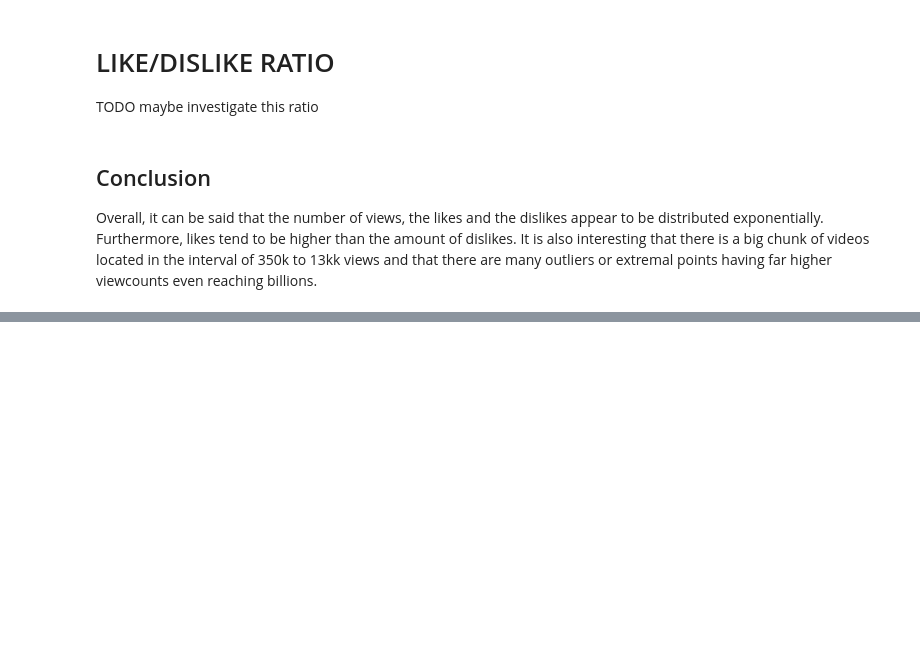
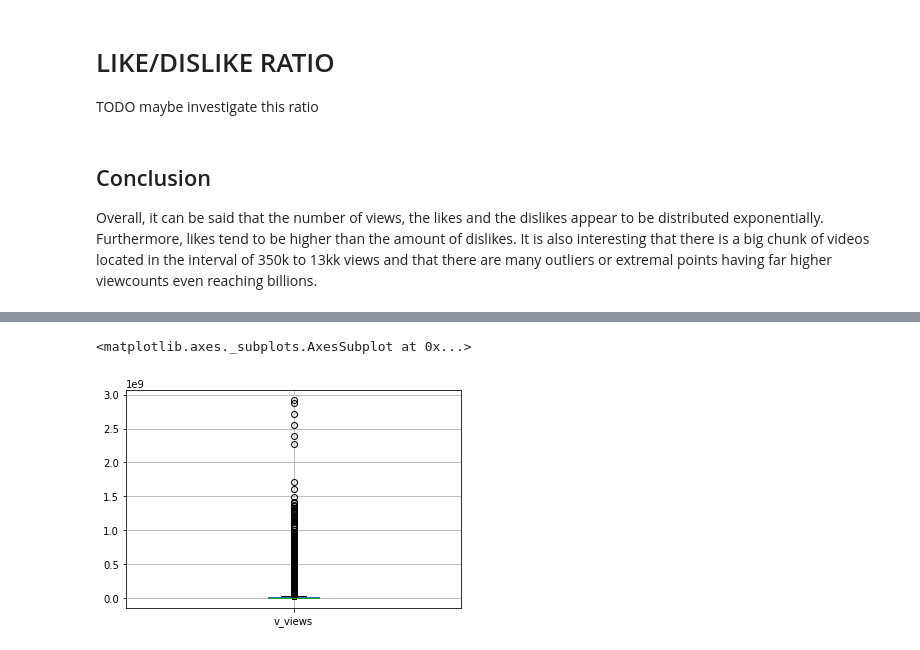
Before and after one commit to AlexRaschl/PR_data_science, a Jupyter notebook: src/eda/video_meta_eda.ipynb, the cells around one changed output, grey strips where cells are left out. Drawn from its saved outputs; the diff is of its cells as text; code cells hidden in the pictures; blank space fills up the shorter version.

```diff
--- a/src/eda/video_meta_eda.ipynb
+++ b/src/eda/video_meta_eda.ipynb
@@ -221,0 +266,5 @@ that there are many outliers or extremal points having far higher viewcounts eve
+# %%
+y_train.boxplot()
+# %% [output]
+<matplotlib.axes._subplots.AxesSubplot at 0x...>
+[figure, added]
```
Also changed, not shown: parts of 5 cells of this notebook.
